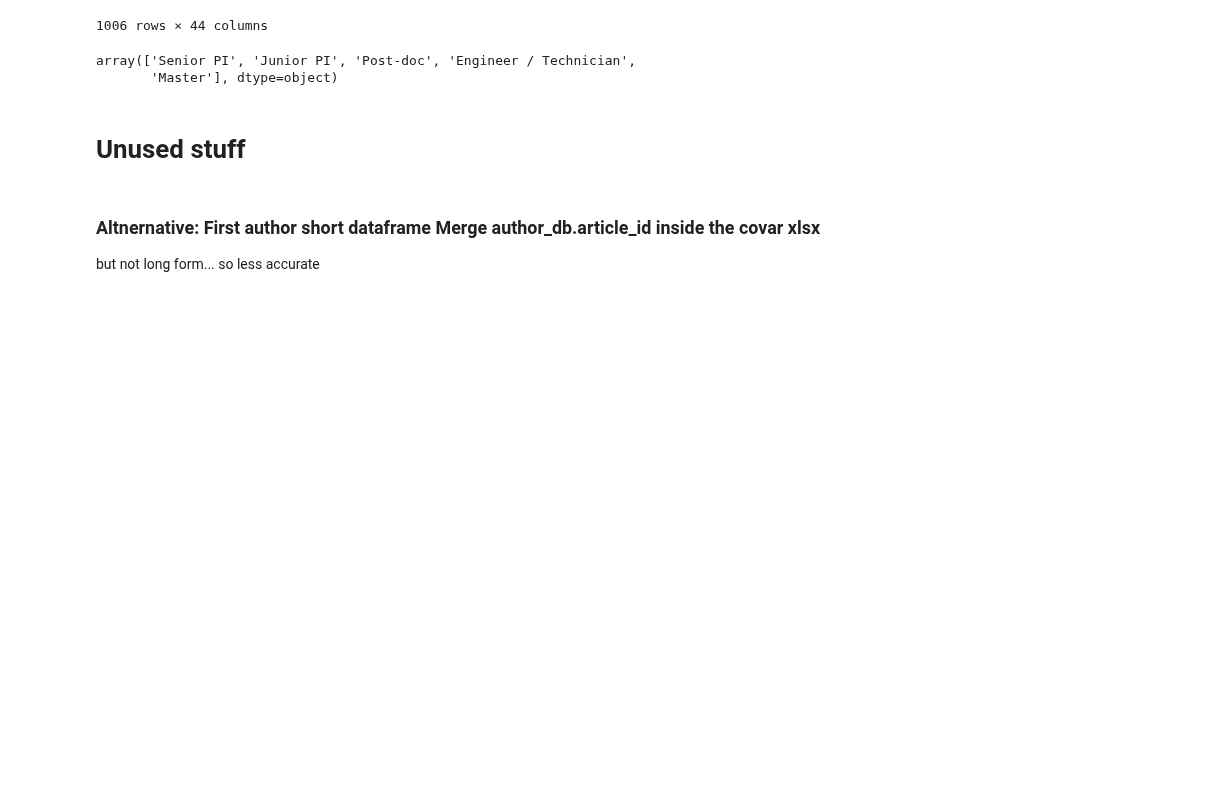
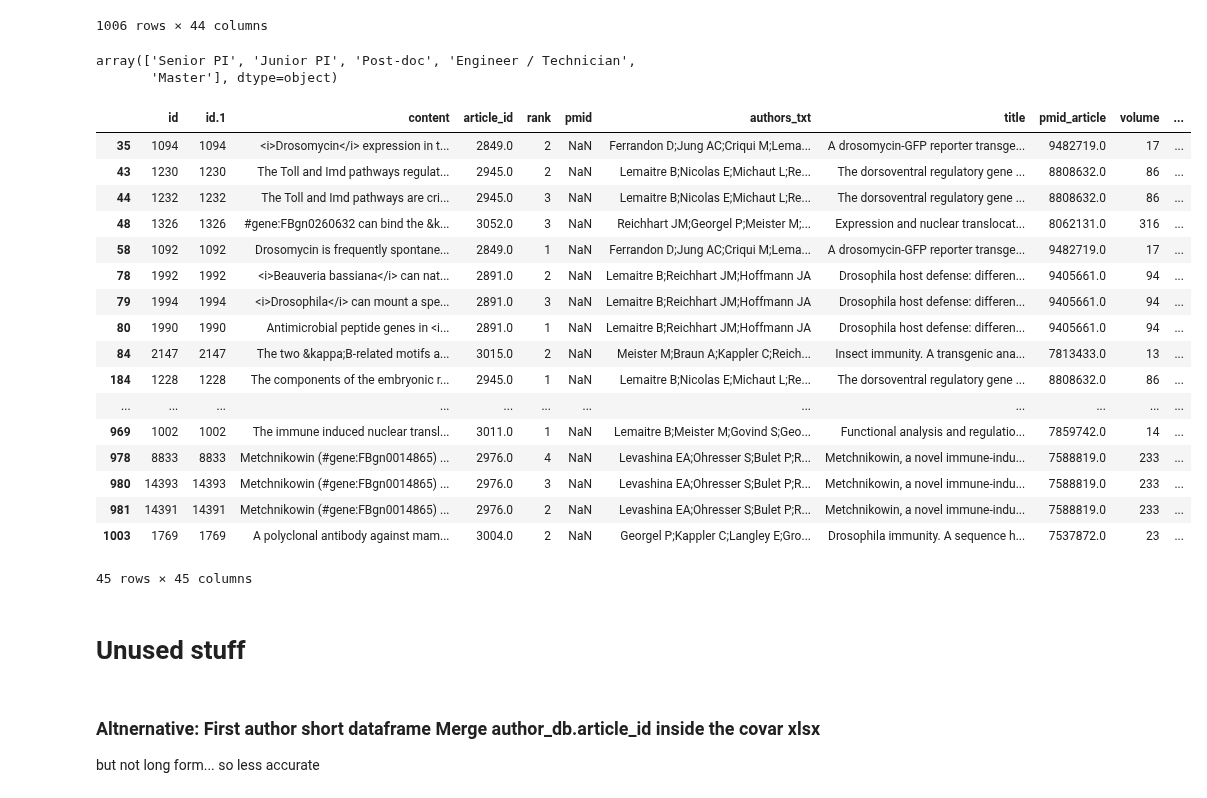
Before and after one commit to jcblemai/drosophila-reproducibility, a Jupyter notebook: preprocess_xlsx.ipynb, the cells around one changed output. Drawn from its saved outputs; the diff is of its cells as text; code cells hidden in the pictures; blank space fills up the shorter version.

```diff
--- a/preprocess_xlsx.ipynb
+++ b/preprocess_xlsx.ipynb
@@ -378,6 +378,27 @@ leading_author_all["career_stage"].unique()
 # %% [output]
 array(['Senior PI', 'Junior PI', 'Post-doc', 'Engineer / Technician',
        'Master'], dtype=object)
+# %%
+leading_author_all[leading_author_all["author_key"] == "hoffmann ja"]
+# %% [output]
+|  | id | id.1 | content | article_id | rank | pmid | authors_txt | title | pmid_article | volume | ... |
+| 35 | 1094 | 1094 | <i>Drosomycin</i> expression in t... | 2849.0 | 2 | NaN | Ferrandon D;Jung AC;Criqui M;Lema... | A drosomycin-GFP reporter transge... | 9482719.0 | 17 | ... |
+| 43 | 1230 | 1230 | The Toll and Imd pathways regulat... | 2945.0 | 2 | NaN | Lemaitre B;Nicolas E;Michaut L;Re... | The dorsoventral regulatory gene ... | 8808632.0 | 86 | ... |
+| 44 | 1232 | 1232 | The Toll and Imd pathways are cri... | 2945.0 | 3 | NaN | Lemaitre B;Nicolas E;Michaut L;Re... | The dorsoventral regulatory gene ... | 8808632.0 | 86 | ... |
+| 48 | 1326 | 1326 | #gene:FBgn0260632 can bind the &k... | 3052.0 | 3 | NaN | Reichhart JM;Georgel P;Meister M;... | Expression and nuclear translocat... | 8062131.0 | 316 | ... |
+| 58 | 1092 | 1092 | Drosomycin is frequently spontane... | 2849.0 | 1 | NaN | Ferrandon D;Jung AC;Criqui M;Lema... | A drosomycin-GFP reporter transge... | 9482719.0 | 17 | ... |
+| 78 | 1992 | 1992 | <i>Beauveria bassiana</i> can nat... | 2891.0 | 2 | NaN | Lemaitre B;Reichhart JM;Hoffmann JA | Drosophila host defense: differen... | 9405661.0 | 94 | ... |
+| 79 | 1994 | 1994 | <i>Drosophila</i> can mount a spe... | 2891.0 | 3 | NaN | Lemaitre B;Reichhart JM;Hoffmann JA | Drosophila host defense: differen... | 9405661.0 | 94 | ... |
+| 80 | 1990 | 1990 | Antimicrobial peptide genes in <i... | 2891.0 | 1 | NaN | Lemaitre B;Reichhart JM;Hoffmann JA | Drosophila host defense: differen... | 9405661.0 | 94 | ... |
+| 84 | 2147 | 2147 | The two &kappa;B-related motifs a... | 3015.0 | 2 | NaN | Meister M;Braun A;Kappler C;Reich... | Insect immunity. A transgenic ana... | 7813433.0 | 13 | ... |
+| 184 | 1228 | 1228 | The components of the embryonic r... | 2945.0 | 1 | NaN | Lemaitre B;Nicolas E;Michaut L;Re... | The dorsoventral regulatory gene ... | 8808632.0 | 86 | ... |
+| ... | ... | ... | ... | ... | ... | ... | ... | ... | ... | ... | ... |
+| 969 | 1002 | 1002 | The immune induced nuclear transl... | 3011.0 | 1 | NaN | Lemaitre B;Meister M;Govind S;Geo... | Functional analysis and regulatio... | 7859742.0 | 14 | ... |
+| 978 | 8833 | 8833 | Metchnikowin (#gene:FBgn0014865) ... | 2976.0 | 4 | NaN | Levashina EA;Ohresser S;Bulet P;R... | Metchnikowin, a novel immune-indu... | 7588819.0 | 233 | ... |
+| 980 | 14393 | 14393 | Metchnikowin (#gene:FBgn0014865) ... | 2976.0 | 3 | NaN | Levashina EA;Ohresser S;Bulet P;R... | Metchnikowin, a novel immune-indu... | 7588819.0 | 233 | ... |
+| 981 | 14391 | 14391 | Metchnikowin (#gene:FBgn0014865) ... | 2976.0 | 2 | NaN | Levashina EA;Ohresser S;Bulet P;R... | Metchnikowin, a novel immune-indu... | 7588819.0 | 233 | ... |
+| 1003 | 1769 | 1769 | A polyclonal antibody against mam... | 3004.0 | 2 | NaN | Georgel P;Kappler C;Langley E;Gro... | Drosophila immunity. A sequence h... | 7537872.0 | 23 | ... |
+45 rows × 45 columns
 # %%
 leading_author_all["Junior Senior"] = leading_authors_db["career_stage"].copy()
 
```
Also changed, not shown: 4 other files.
